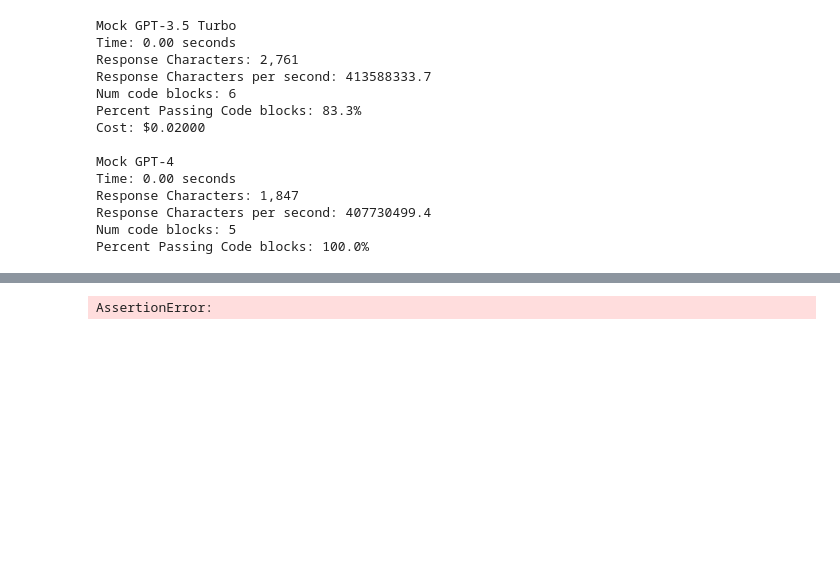
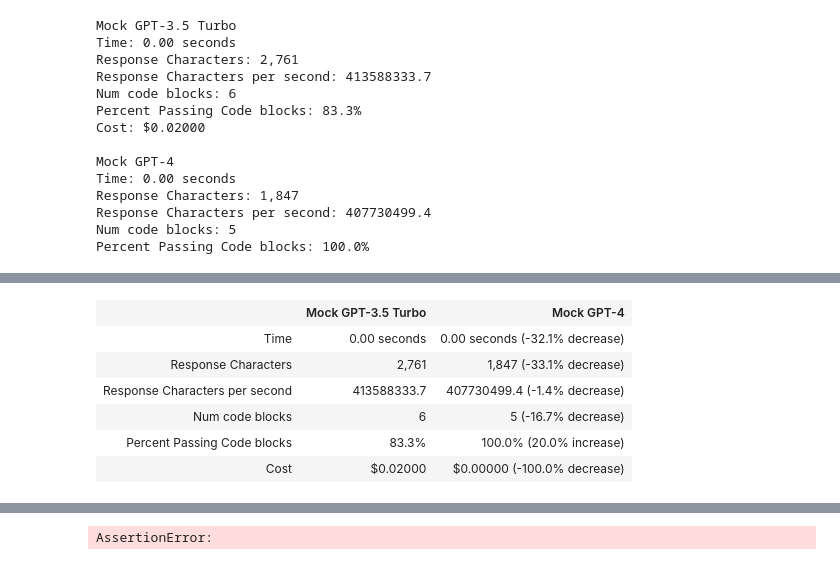
Before and after one commit to shane-kercheval/llm-workflow, a Jupyter notebook: examples/compare.ipynb, the cells around one changed output, grey strips where cells are left out. Saved outputs shown, nothing was run; the diff lists cells and outputs as text; code cells hidden in the pictures; blank space fills up the shorter version.

```diff
--- a/examples/compare.ipynb
+++ b/examples/compare.ipynb
@@ -443,3 +581,94 @@ Percent Passing Code blocks: 100.0%
+# %%
+def comparison_summary_html(comparison: CompareModels) -> str:
+    headers = [
+        "Time",
+        "Response Characters",
+        "Response Characters per second",
+        "Num code blocks",
+        "Percent Passing Code blocks",
+        "Cost"
+    ]
+
+    # Metrics for which an increase is considered good
+    increase_is_good = [False, False, True, False, True, False]
+    color_changes = [True, False, True, False, True, True]  # Whether to color the percent changes
+
+    # Opening the HTML string and adding headers with CSS for minimal width and bold text for headers
+    html = (
+        '<table border="1" style="width: fit-content; table-layout: fixed;">\n'
+        '<tr><th style="width: 150px;"></th>'
+    )
+
+    for model_description in comparison.model_descriptions:
+        html += f'<th style="width: 200px; font-weight: bold;">{model_description}</th>'
+    html += '</tr>\n'
+
+    # Storing the first model's metrics for percent change calculations
+    first_model_metrics = []
+
+    for idx, header in enumerate(headers):
+        html += f'<tr><td style="font-weight: bold;">{header}</td>'
+
+        for m_idx, model_description in enumerate(comparison.model_descriptions):
+            if idx == 0:
+                value = comparison.duration_seconds(model_description)
+                display_value = f"{value:.2f} seconds"
+            elif idx == 1:
+                value = comparison.num_response_chars(model_description)
+                display_value = f"{value:,}"
+            elif idx == 2:
+                value = comparison.response_chars_per_second(model_description)
+                display_value = f"{value:.1f}"
+            elif idx == 3:
+                value = comparison.num_code_blocks(model_description)
+                display_value = f"{value}"
+            elif idx == 4:
+                value = comparison.percent_successful_code_blocks(model_description)
+                display_value = f"{value:.1%}"
+            elif idx == 5:
+                value = comparison.cost(model_description)
+                display_value = f"${value:.5f}" if value is not None else ""
+            else:
+                value = None
+                display_value = ""
+
+            # Store the first model's metrics
+            if m_idx == 0:
+                first_model_metrics.append(value)
+
+            # Calculate and display percentage change for other models
+            if (
+                m_idx > 0
+                and value is not None
+                and first_model_metrics[idx] is not None
+                and first_model_metrics[idx] != 0
+            ):
+                percent_change = ((value - first_model_metrics[idx]) / first_model_metrics[idx]) * 100
+
+                # Determine color based on whether the change is good or bad
+                color = "green" if (percent_change > 0) == increase_is_good[idx] else "red"
+                display_value += (
+                    f' (<span style="color: {color if color_changes[idx] else "black"};">'
+                    f'{percent_change:.1f}% {"increase" if percent_change > 0 else "decrease"}'
+                    '</span>)'
+                )
+
+            html += f'<td>{display_value}</td>'
+        html += '</tr>\n'
+
+    # Closing the HTML string
+    html += '</table>'
+    return html
+
+display(HTML(comparison_summary_html(comparison)))
+# %% [output]
+|  | Mock GPT-3.5 Turbo | Mock GPT-4 |
+| Time | 0.00 seconds | 0.00 seconds (-32.1% decrease) |
+| Response Characters | 2,761 | 1,847 (-33.1% decrease) |
+| Response Characters per second | 413588333.7 | 407730499.4 (-1.4% decrease) |
+| Num code blocks | 6 | 5 (-16.7% decrease) |
+| Percent Passing Code blocks | 83.3% | 100.0% (20.0% increase) |
+| Cost | $0.02000 | $0.00000 (-100.0% decrease) |
 # %%
 # def trial_to_html(trial: Trial) -> str:
 #     results = "<ul>\n"
```
Also changed, not shown: parts of 6 cells of this notebook.
